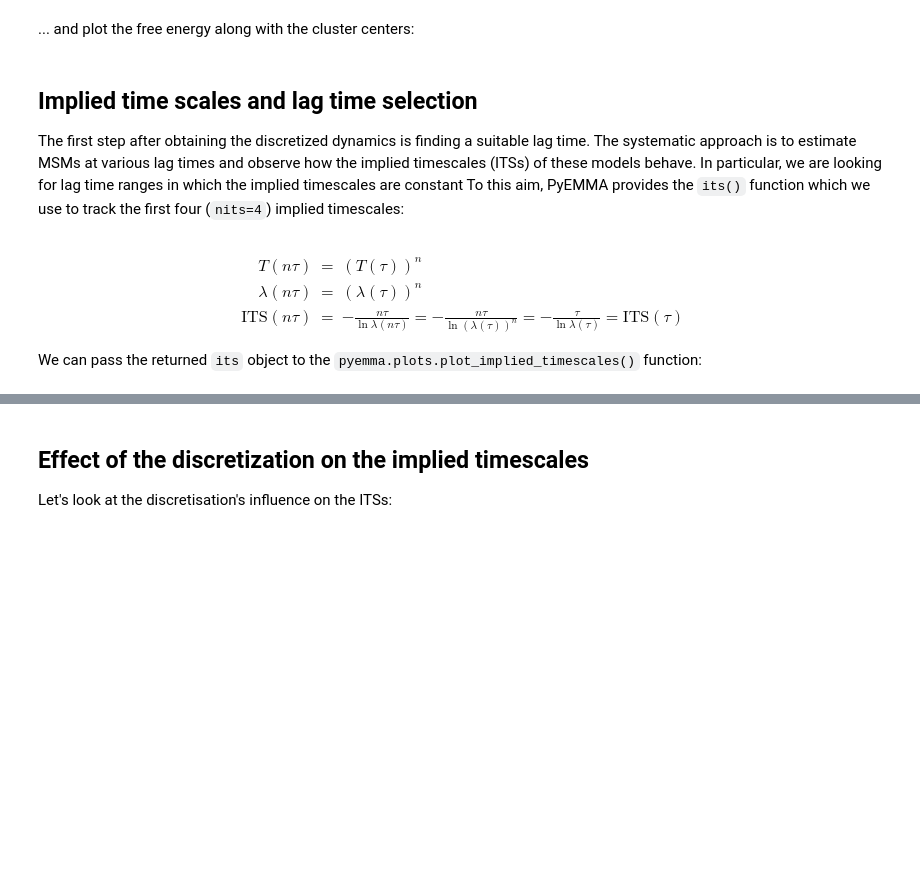
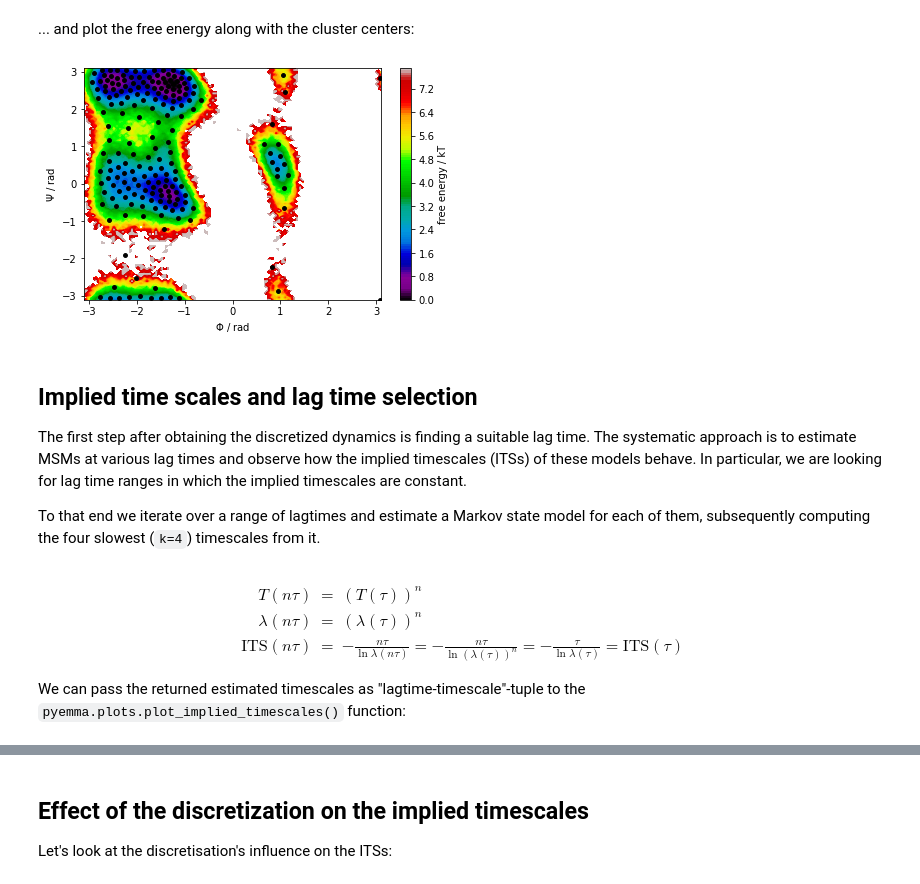
Before and after one commit to markovmodel/pyemma-workshop, a Jupyter notebook: notebooks/03-msm-estimation-validation.ipynb, the cells around one changed output, grey strips where cells are left out. Cells and saved outputs as stored; diff of their text form; code cells hidden in the pictures; blank space fills up the shorter version.

```diff
--- a/notebooks/03-msm-estimation-validation.ipynb
+++ b/notebooks/03-msm-estimation-validation.ipynb
@@ -32,25 +32,27 @@ feat = pyemma.coordinates.featurizer(pdb)
 feat.add_backbone_torsions(periodic=False)
 
 data = pyemma.coordinates.load(files, features=feat)
-data_concatenated = np.concatenate(data)
 
-cluster = dt.clustering.Kmeans(200, max_iter=50).fit(data_concatenated[::10]).fetch_model()
+cluster = dt.clustering.KMeans(200, max_iter=50).fit(np.concatenate(data)[::10]).fetch_model()
 # %% [markdown]
 ... and plot the free energy along with the cluster centers:
 # %%
 fig, ax = plt.subplots()
-pyemma.plots.plot_free_energy(*data_concatenated.T, ax=ax, legacy=False)
+pyemma.plots.plot_free_energy(*np.concatenate(data).T, ax=ax, legacy=False)
 ax.scatter(*cluster.cluster_centers.T, s=15, c='k')
 ax.set_xlabel('$\Phi$ / rad')
 ax.set_ylabel('$\Psi$ / rad')
 fig.tight_layout()
+# %% [output]
+[figure, added]
 # %% [markdown]
 ## Implied time scales and lag time selection
 
 The first step after obtaining the discretized dynamics is finding a suitable lag time.
 The systematic approach is to estimate MSMs at various lag times and observe how the implied timescales (ITSs) of these models behave.
-In particular, we are looking for lag time ranges in which the implied timescales are constant
-To this aim, PyEMMA provides the `its()` function which we use to track the first four (`nits=4`) implied timescales:
+In particular, we are looking for lag time ranges in which the implied timescales are constant.
+
+To that end we iterate over a range of lagtimes and estimate a Markov state model for each of them, subsequently computing the four slowest (``k=4``) timescales from it.
 # %%
 dtrajs = [cluster.transform(traj) for traj in data]
 
@@ -71,6 +73,6 @@ T(n \tau) & = & (T(\tau))^n\\[0.75em]
 \mathrm{ITS}(n \tau) & = & - \frac{n \tau}{\ln \lambda(n \tau)} = - \frac{n \tau}{\ln (\lambda(\tau))^n} = - \frac{\tau}{\ln \lambda(\tau)} = \mathrm{ITS}(\tau)
 \end{eqnarray*}$$
 
-We can pass the returned `its` object to the `pyemma.plots.plot_implied_timescales()` function:
+We can pass the returned estimated timescales as "lagtime-timescale"-tuple to the `pyemma.plots.plot_implied_timescales()` function:
 # %%
 pyemma.plots.plot_implied_timescales((lags, timescales), units='ps');
```
Also changed, not shown: parts of 24 cells of this notebook, 6 other files.
